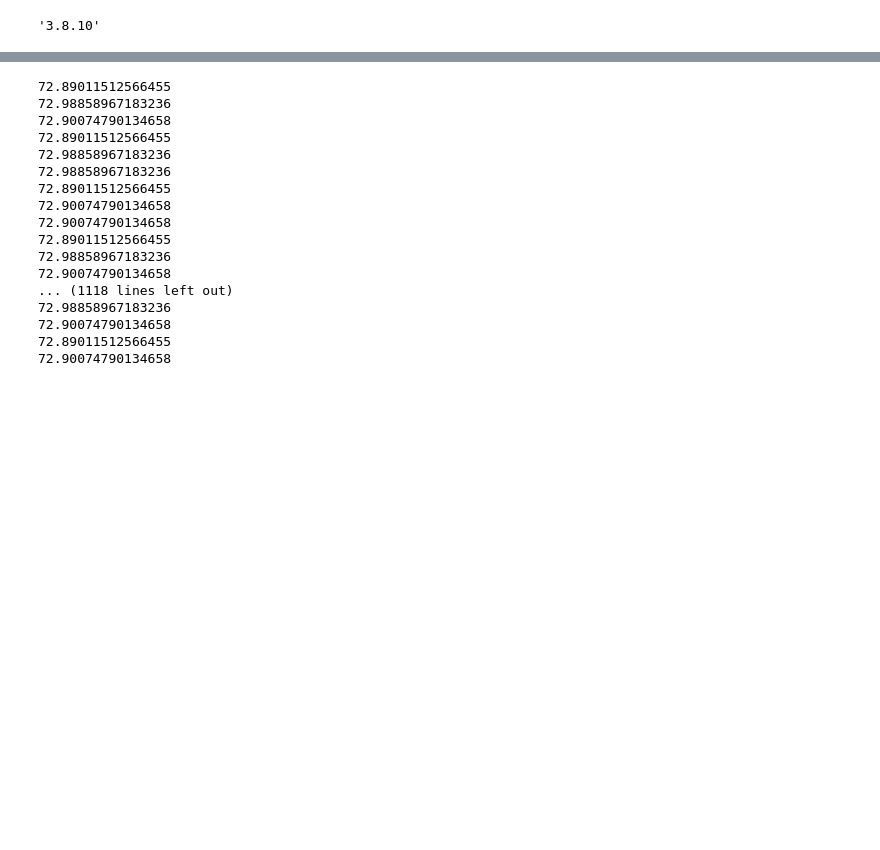
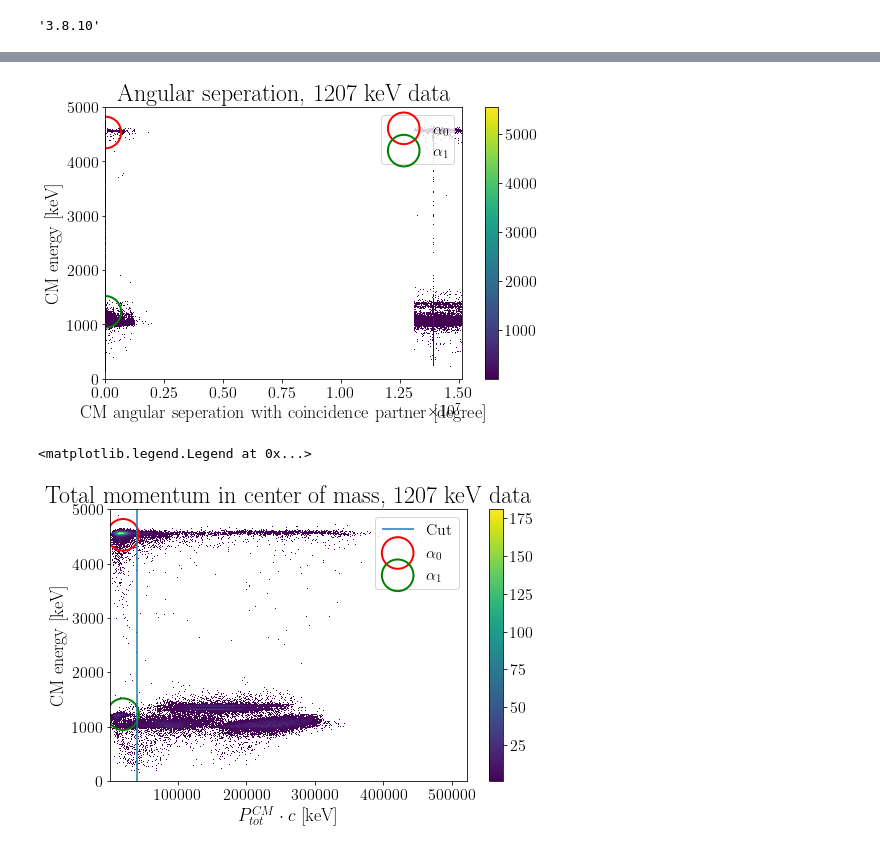
Before and after one commit to JeppeSchultzNielsen/N15-analyse, a Jupyter notebook: 2dhistplotter.ipynb, the cells around one changed output, grey strips where cells are left out. Saved outputs shown, nothing was run; the diff lists cells and outputs as text; code cells hidden in the pictures; blank space fills up the shorter version.

```diff
--- a/2dhistplotter.ipynb
+++ b/2dhistplotter.ipynb
@@ -73,22 +84,35 @@ fig.colorbar(hist[3], ax=ax)
+# %%
+fig, ax = plt.subplots(figsize = [8,5])
+hist = ax.hist2d(timeDiffs,cmEs,bins = [1000,1000], cmin = 1)
+fig.colorbar(hist[3], ax=ax)
+ax.set_ylim(0,5000)
+ax.set_title('Angular seperation, 1207 keV data')
+ax.set_xlabel('CM angular seperation with coincidence partner [degree]')
+ax.set_ylabel('CM energy [keV]')
+#ax.vlines(165,0,5000, label = 'Cut')
+
+ax.scatter(175,4530,s=1000,facecolors='none', edgecolors='r', linewidth = 2, label = r'$\alpha_0$')
+ax.scatter(173,1230,s=1000,facecolors='none', edgecolors='g', linewidth = 2, label = r'$\alpha_1$')
+
+ax.legend()
+#plt.savefig('txtHists/timesep.png', bbox_inches = 'tight')
+# %% [output]
+[figure, added]
 # %%
-for angle in angles:
-    if(angle < 73 and angle > 72):
-        print(angle)
+fig, ax = plt.subplots(figsize = [8,5])
+hist = ax.hist2d(pCM,cmEs,bins = [1000,1000], cmin = 1)
+fig.colorbar(hist[3], ax=ax)
+ax.set_ylim(0,5000)
+ax.set_title('Total momentum in center of mass, 1207 keV data')
+ax.set_xlabel('$P^{CM}_{tot} \cdot c$ [keV]')
+ax.set_ylabel('CM energy [keV]')
+ax.vlines(40000,0,5000, label = 'Cut')
+
+ax.scatter(20000,4530,s=1000,facecolors='none', edgecolors='r', linewidth = 2, label = r'$\alpha_0$')
+ax.scatter(20000,1230,s=1000,facecolors='none', edgecolors='g', linewidth = 2, label = r'$\alpha_1$')
+
+ax.legend()
+#plt.savefig('txtHists/cmPsep.png', bbox_inches = 'tight')
 # %% [output]
-72.89011512566455
-72.98858967183236
-72.90074790134658
-72.89011512566455
-72.98858967183236
-72.98858967183236
-72.89011512566455
-72.90074790134658
-72.90074790134658
-72.89011512566455
-72.98858967183236
-72.90074790134658
-... (1118 lines left out)
-72.98858967183236
-72.90074790134658
-72.89011512566455
-72.90074790134658
+<matplotlib.legend.Legend at 0x...>
+[figure, added]
```
Also changed, not shown: parts of 2 cells of this notebook, 6 other files.
